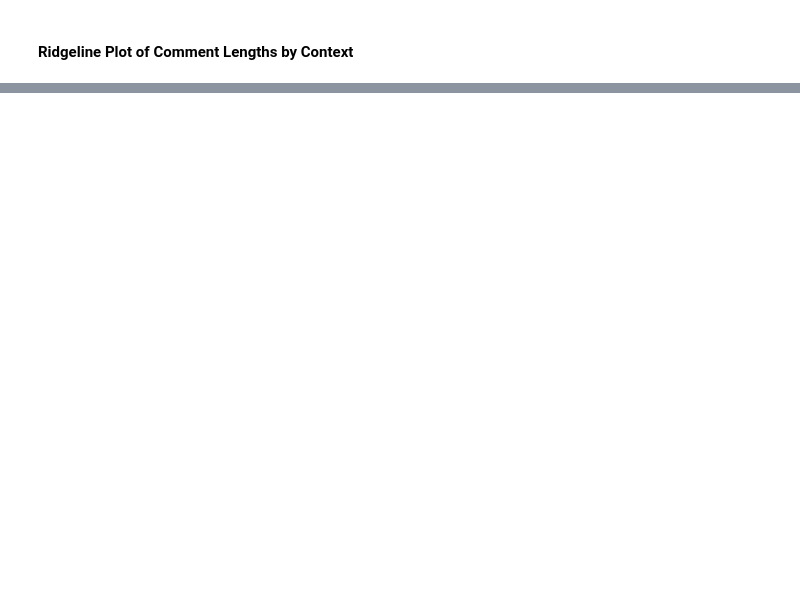
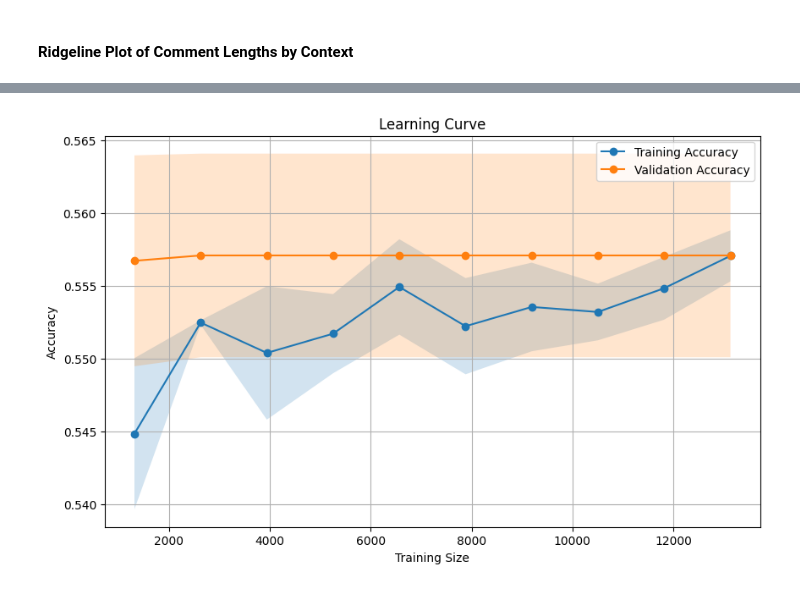
Before and after one commit to Amell88/Hacker-news1, a Jupyter notebook: capstone.ipynb, the cells around one changed output, grey strips where cells are left out. Saved outputs shown, nothing was run; the diff lists cells and outputs as text; code cells hidden in the pictures; blank space fills up the shorter version.

```diff
--- a/capstone.ipynb
+++ b/capstone.ipynb
@@ -534,0 +993,4 @@ df_all_comments.head()
+# %%
+plot_learning_curve(baseline_model, X_train_vectorized, y_train)
+# %% [output]
+[figure, added]
```
Also changed, not shown: parts of 75 cells of this notebook.
